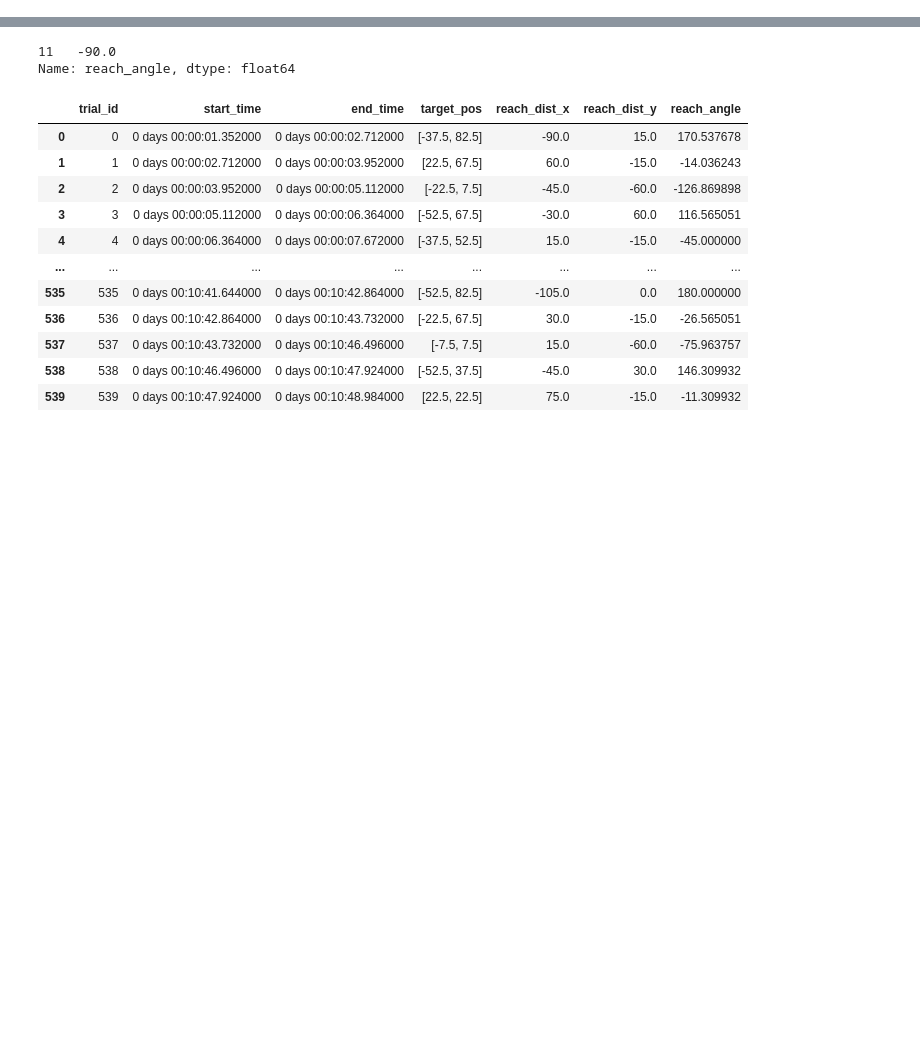
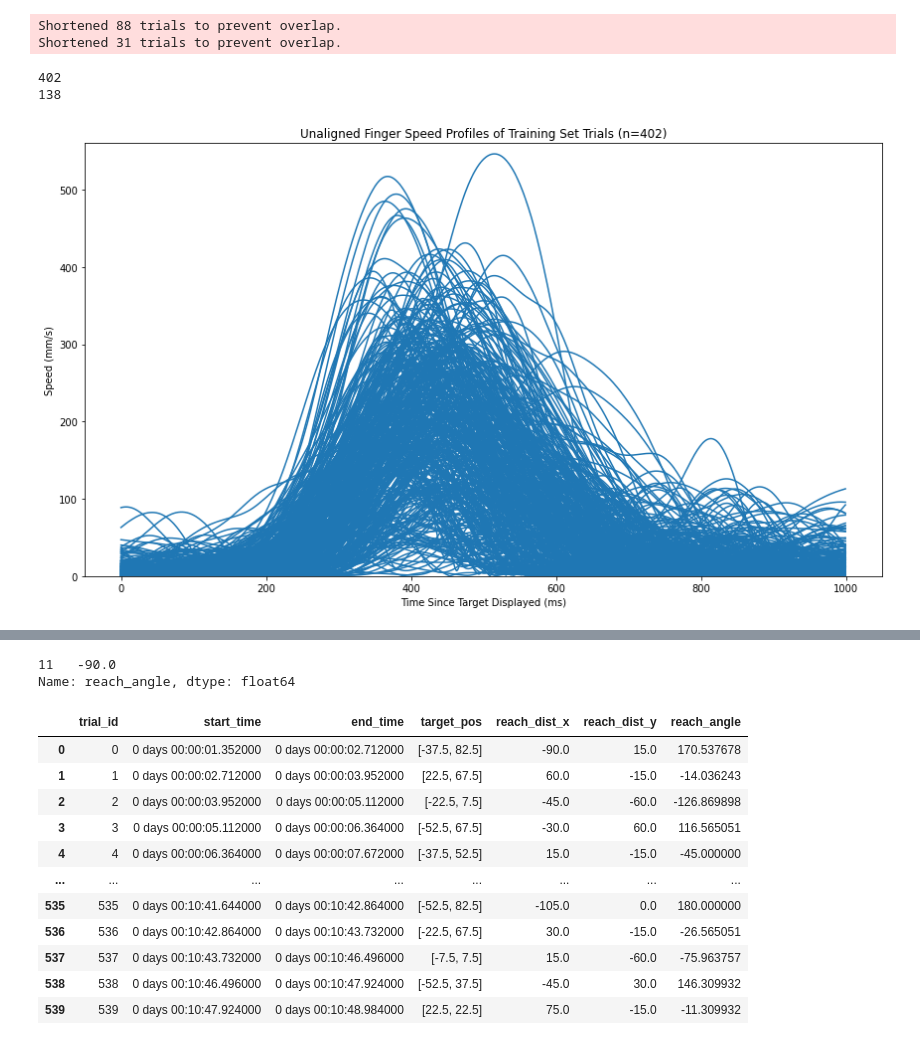
Before and after one commit to domenick-m/NDT-U, a Jupyter notebook: mc_rtt_test.ipynb, the cells around one changed output, grey strips where cells are left out. Drawn from its saved outputs; the diff is of its cells as text; code cells hidden in the pictures; blank space fills up the shorter version.

```diff
--- a/mc_rtt_test.ipynb
+++ b/mc_rtt_test.ipynb
@@ -58,0 +333,38 @@ dataset.trial_info = pd.DataFrame({
+# %%
+
+from turtle import pos
+
+
+train_trial_data = dataset_train.make_trial_data(align_field='start_time', align_range=(0, 1000), allow_nans=False, allow_overlap=False)
+# train_trial_data = dataset_train.make_trial_data(align_field='speed_onset', align_range=(-290, 400), allow_nans=False, allow_overlap=True)
+print(len(train_trial_data.trial_id.unique()))
+
+test_trial_data = dataset_test.make_trial_data(align_field='start_time', align_range=(0, 1000), allow_nans=False, allow_overlap=False)
+# test_trial_data = dataset_test.make_trial_data(align_field='speed_onset', align_range=(-290, 400), allow_nans=False, allow_overlap=True)
+print(len(test_trial_data.trial_id.unique()))
+
+fig, ax = plt.subplots(1, 1, figsize=(12, 7))
+plt.xlabel('Time Since Target Displayed (ms)')
+plt.ylabel('Speed (mm/s)')
+plt.ylim([0, 560])
+plt.title('Unaligned Finger Speed Profiles of Training Set Trials (n=402)')
+first_train, first_test = False, False
+for tid, trial in train_trial_data.groupby('trial_id'):
+    speed = np.linalg.norm(trial.finger_vel, axis=1)
+    ax.plot(range(len(speed)), speed, color='tab:blue', label='Training Set Trials (n=402)' if not first_train else None) #row=0, col=0
+    first_train = True
+# for tid, trial in test_trial_data.groupby('trial_id'):
+#     speed = np.linalg.norm(trial.finger_vel, axis=1)
+#     ax.plot(range(len(speed)), speed, color='tab:red', label='Test Set Trials (n=134)' if not first_test else None) #row=0, col=0
+#     first_test = True
+
+# plt.legend(loc='upper left')
+plt.tight_layout()
+
+plt.savefig('training_set.png', facecolor='white', transparent=False)
+# %% [output]
+Shortened 88 trials to prevent overlap.
+Shortened 31 trials to prevent overlap.
+402
+138
+[figure, added]
```
Also changed, not shown: parts of 21 cells of this notebook, 20 other files.
